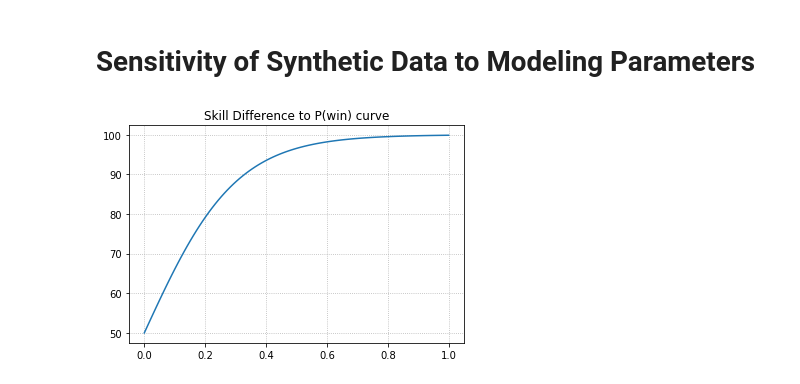
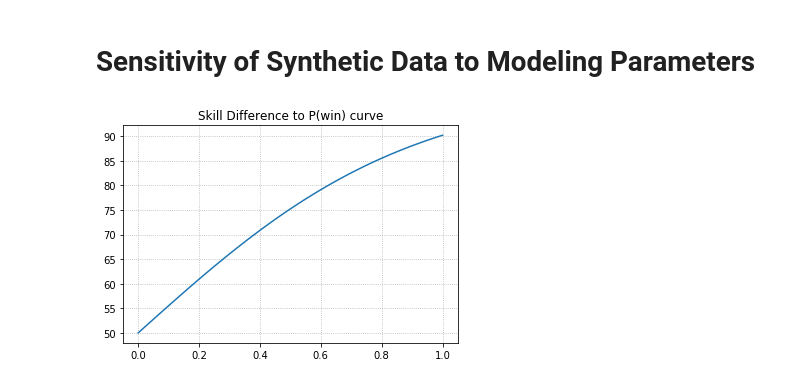
Before and after one commit to IGARDS/sensitivity_study, a Jupyter notebook: experiments/SyntheticDataSensitivityToModelParams.ipynb, the cells around one changed output. Saved outputs shown, nothing was run; the diff lists cells and outputs as text; code cells hidden in the pictures.

```diff
--- a/experiments/SyntheticDataSensitivityToModelParams.ipynb
+++ b/experiments/SyntheticDataSensitivityToModelParams.ipynb
@@ -23,16 +24,16 @@ import utilities
 # %%
 def sigmoid(x):
     return 1 / (1 + np.exp(-x))
 
-ELO_scale = 0.15
+ELO_scale = 0.45
 
 xs = np.linspace(0.0, 1.0, endpoint=True, num=100)
 ys = sigmoid(xs/ELO_scale)*100.0
 
 plt.grid(True, axis="both", which="both", linestyle=":")
 plt.plot(xs, ys)
 plt.title("Skill Difference to P(win) curve")
 plt.show()
 # %% [output]
-[figure, old version]
+[figure, new version]
 # %%
```
Also changed, not shown: parts of 16 cells of this notebook.
